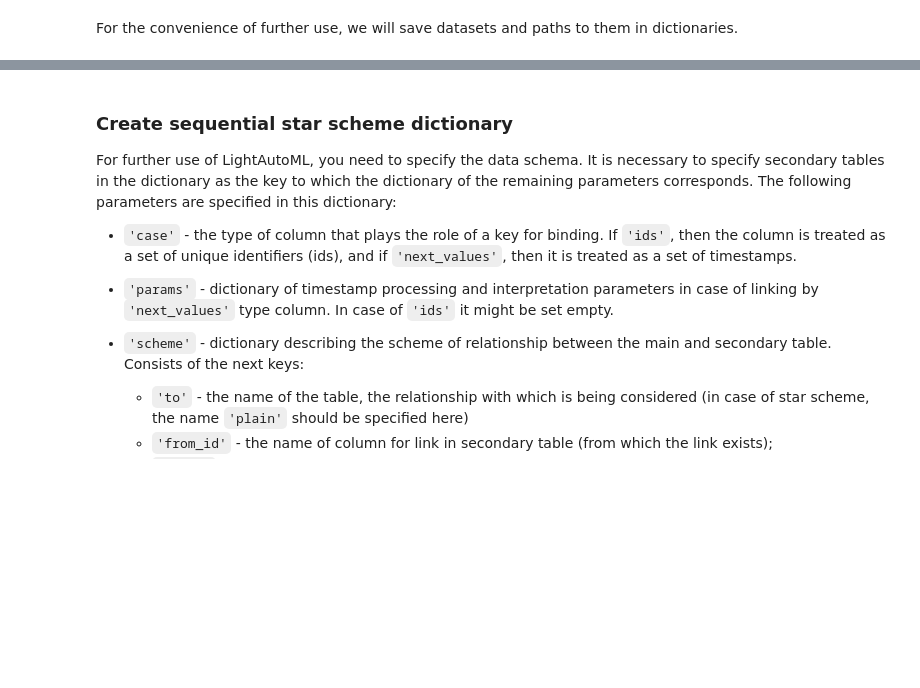
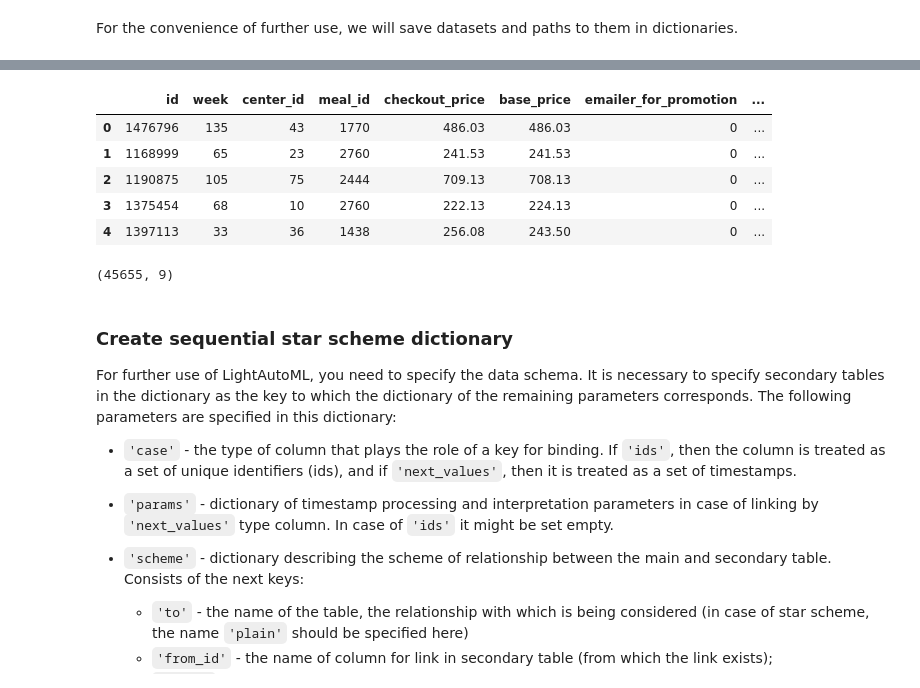
Before and after one commit to sb-ai-lab/LightAutoML, a Jupyter notebook: examples/tutorials/Tutorial_10_relational_data_with_star_scheme.ipynb, the cells around one changed output, grey strips where cells are left out. Saved outputs shown, nothing was run; the diff lists cells and outputs as text; code cells hidden in the pictures; blank space fills up the shorter version.

Commit message:
cut rel_train dataset; add tutorial10 to README

```diff
--- a/examples/tutorials/Tutorial_10_relational_data_with_star_scheme.ipynb
+++ b/examples/tutorials/Tutorial_10_relational_data_with_star_scheme.ipynb
@@ -64,8 +47,6 @@ For the convenience of further use, we will save datasets and paths to them in d
 # %%
 data_dir = '../data'
 
-filepaths = {
-    'fulfilment_center_info': pjoin(data_dir, 'fulfilment_center_info.csv'),
-    'meal_info': pjoin(data_dir, 'meal_info.csv'),
-    'train': pjoin(data_dir, 'rel_train.csv.zip'),
-}
+fulfilment_center_info = pd.read_csv(pjoin(data_dir, 'fulfilment_center_info.csv'))
+meal_info = pd.read_csv(pjoin(data_dir, 'meal_info.csv'))
+df_main = pd.read_csv(pjoin(data_dir, 'relational_main.csv.zip'))
@@ -82,3 +71,16 @@ test (32573, 8)
+# %%
+df_main.head()
+# %% [output]
+|  | id | week | center_id | meal_id | checkout_price | base_price | emailer_for_promotion | ... |
+| 0 | 1476796 | 135 | 43 | 1770 | 486.03 | 486.03 | 0 | ... |
+| 1 | 1168999 | 65 | 23 | 2760 | 241.53 | 241.53 | 0 | ... |
+| 2 | 1190875 | 105 | 75 | 2444 | 709.13 | 708.13 | 0 | ... |
+| 3 | 1375454 | 68 | 10 | 2760 | 222.13 | 224.13 | 0 | ... |
+| 4 | 1397113 | 33 | 36 | 1438 | 256.08 | 243.50 | 0 | ... |
+# %%
+df_main.shape
+# %% [output]
+(45655, 9)
 # %% [markdown]
 ### Create sequential star scheme dictionary
 
```
Also changed, not shown: parts of 17 cells of this notebook, 4 other files.
